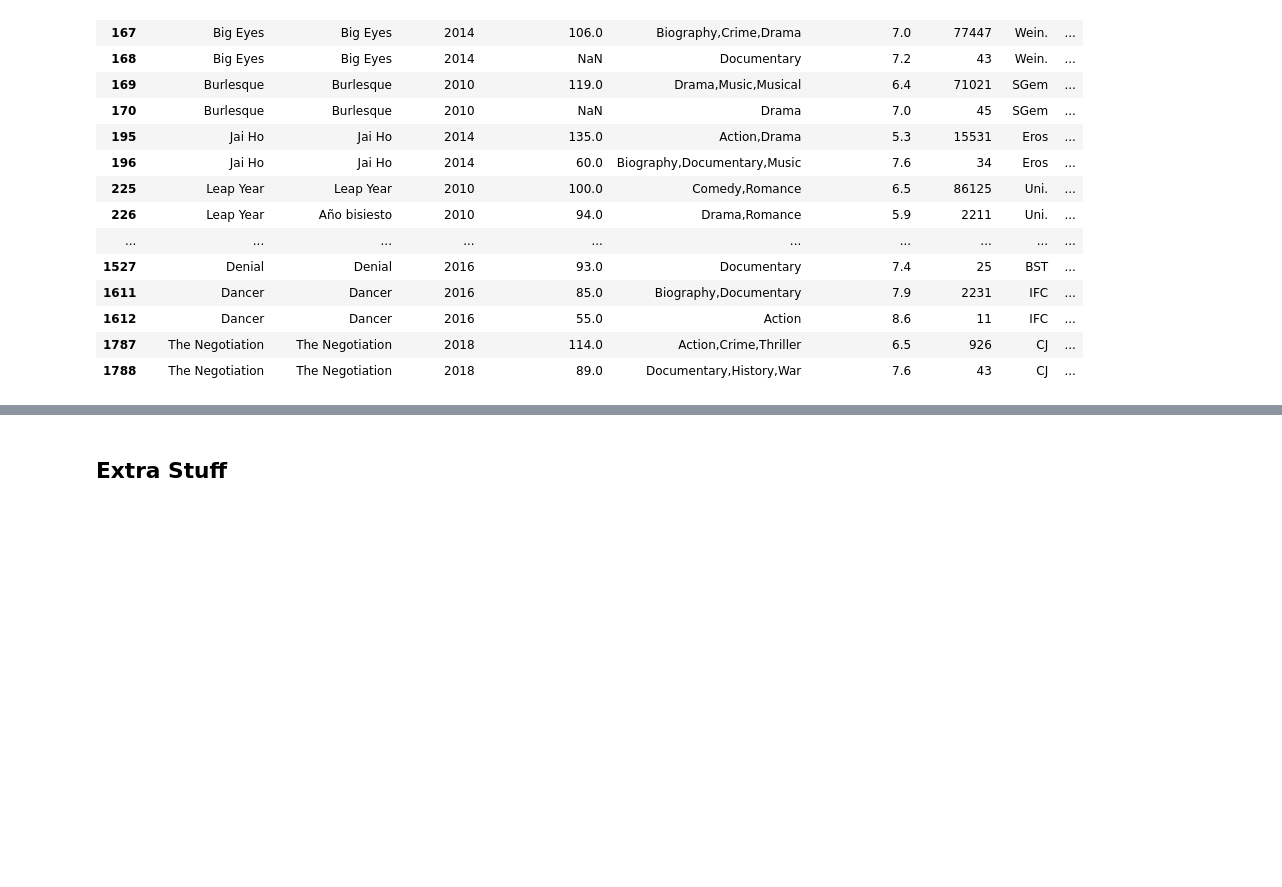
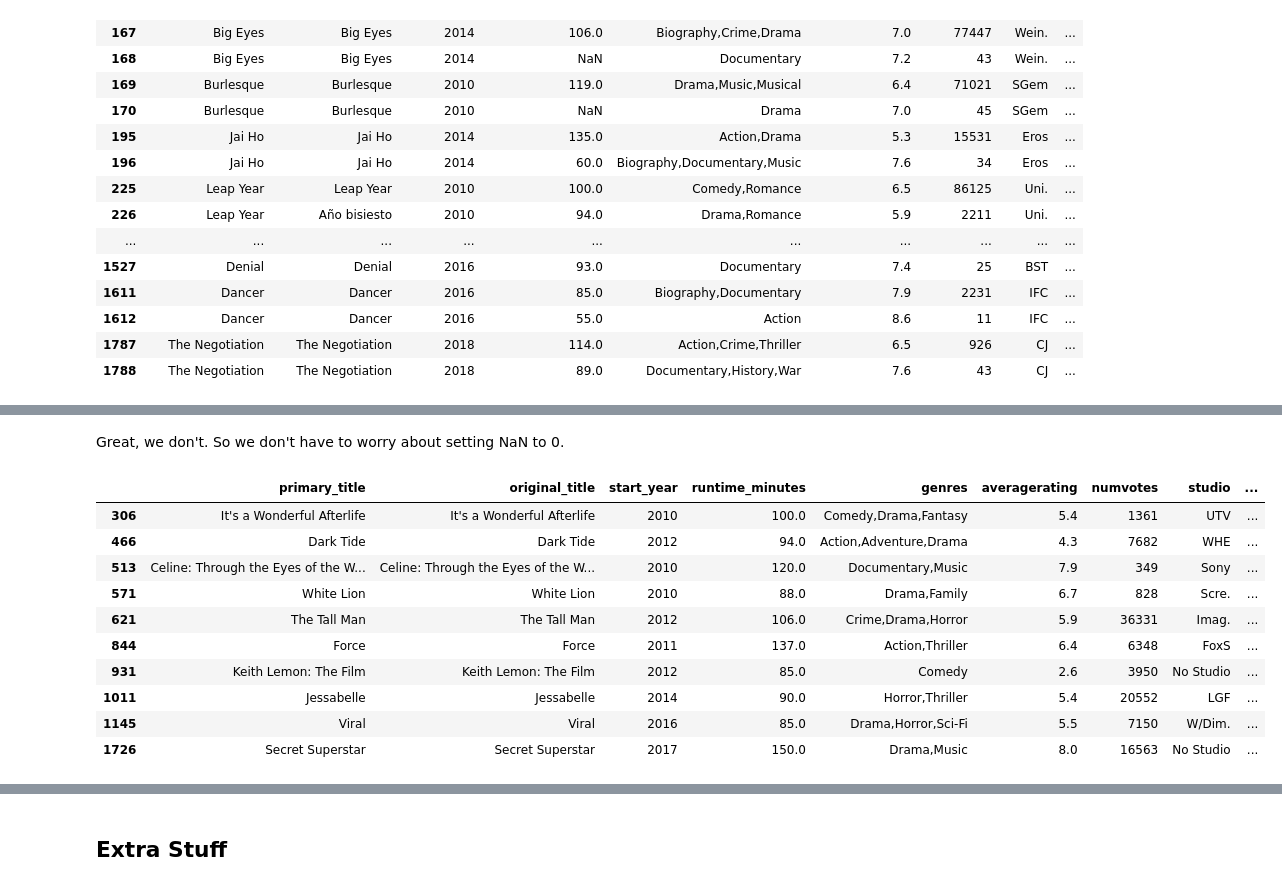
Before and after one commit to drkfitz13/dsc-phase-1-project, a Jupyter notebook: student.ipynb, the cells around one changed output, grey strips where cells are left out. Cells and saved outputs as stored; diff of their text form; code cells hidden in the pictures; blank space fills up the shorter version.

```diff
--- a/student.ipynb
+++ b/student.ipynb
@@ -420,0 +510,17 @@ dtype: int64
+# %% [markdown]
+Great, we don't. So we don't have to worry about setting NaN to 0.
+# %%
+df_combined['domestic_gross'].fillna(0,inplace=True)
+df_combined[df_combined['domestic_gross'] == 0]
+# %% [output]
+|  | primary_title | original_title | start_year | runtime_minutes | genres | averagerating | numvotes | studio | ... |
+| 306 | It's a Wonderful Afterlife | It's a Wonderful Afterlife | 2010 | 100.0 | Comedy,Drama,Fantasy | 5.4 | 1361 | UTV | ... |
+| 466 | Dark Tide | Dark Tide | 2012 | 94.0 | Action,Adventure,Drama | 4.3 | 7682 | WHE | ... |
+| 513 | Celine: Through the Eyes of the W... | Celine: Through the Eyes of the W... | 2010 | 120.0 | Documentary,Music | 7.9 | 349 | Sony | ... |
+| 571 | White Lion | White Lion | 2010 | 88.0 | Drama,Family | 6.7 | 828 | Scre. | ... |
+| 621 | The Tall Man | The Tall Man | 2012 | 106.0 | Crime,Drama,Horror | 5.9 | 36331 | Imag. | ... |
+| 844 | Force | Force | 2011 | 137.0 | Action,Thriller | 6.4 | 6348 | FoxS | ... |
+| 931 | Keith Lemon: The Film | Keith Lemon: The Film | 2012 | 85.0 | Comedy | 2.6 | 3950 | No Studio | ... |
+| 1011 | Jessabelle | Jessabelle | 2014 | 90.0 | Horror,Thriller | 5.4 | 20552 | LGF | ... |
+| 1145 | Viral | Viral | 2016 | 85.0 | Drama,Horror,Sci-Fi | 5.5 | 7150 | W/Dim. | ... |
+| 1726 | Secret Superstar | Secret Superstar | 2017 | 150.0 | Drama,Music | 8.0 | 16563 | No Studio | ... |
```
Also changed, not shown: parts of 49 cells of this notebook.
